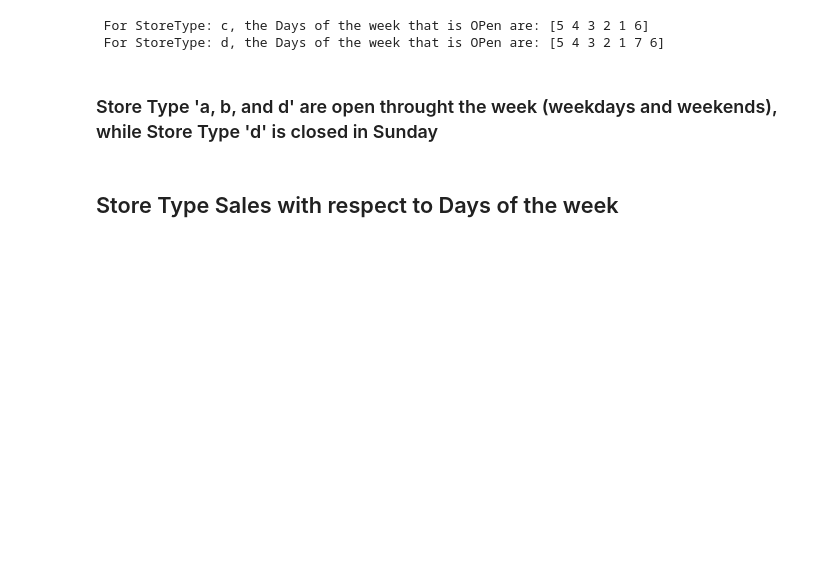
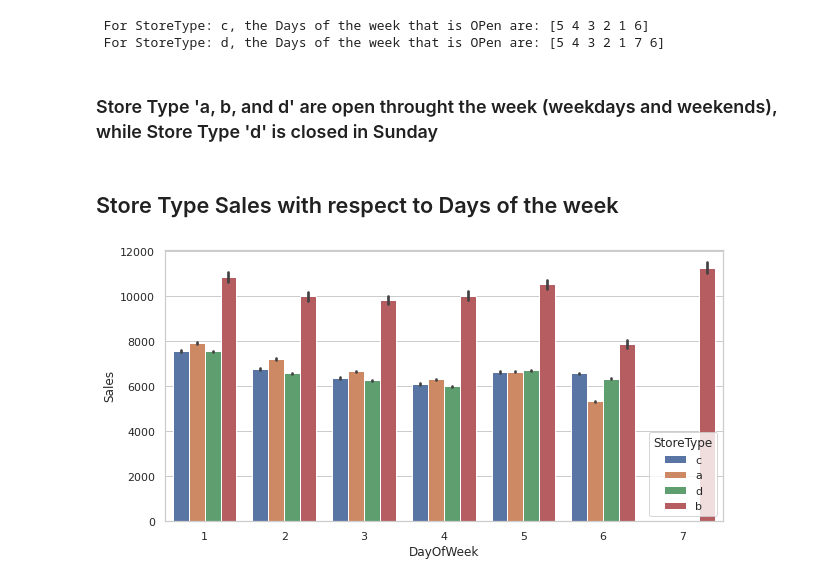
Before and after one commit to Caphace-Ethan/Pharmaceutical-Sales-Prediction, a Jupyter notebook: notebooks/Exploration_of_customer_purchasing_behavior.ipynb, the cells around one changed output. Drawn from its saved outputs; the diff is of its cells as text; code cells hidden in the pictures; blank space fills up the shorter version.

```diff
--- a/notebooks/Exploration_of_customer_purchasing_behavior.ipynb
+++ b/notebooks/Exploration_of_customer_purchasing_behavior.ipynb
@@ -407,7 +407,9 @@ store_days_open(combined_train_store_data, storeTypes_list)
 # %% [markdown]
 ## Store Type Sales with respect to Days of the week
 # %%
-plt.figure(figsize=(6,3))
+plt.figure(figsize=(10,5))
 sns.set(style="whitegrid")
 sns.barplot(x='DayOfWeek',y='Sales',hue='StoreType',data=combined_train_store_data)
 plt.show()
+# %% [output]
+[figure, added]
```
Also changed, not shown: parts of 1 cell of this notebook.
